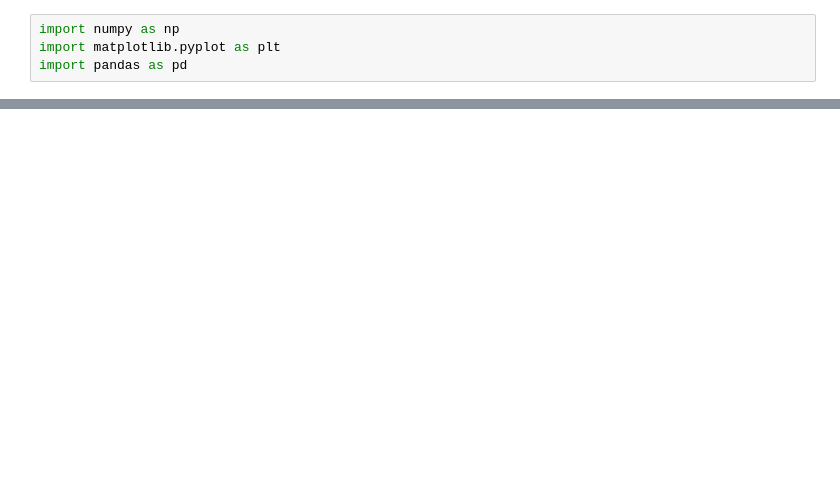
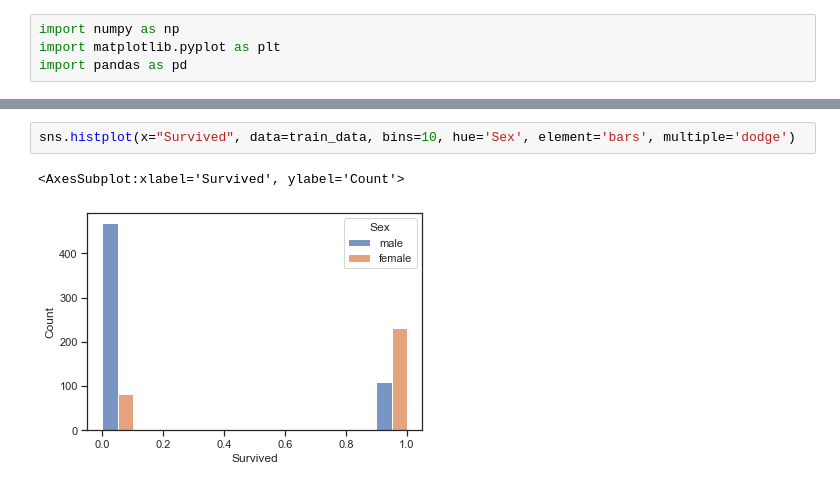
Before and after one commit to PatrickVieira1/Titanic-Kaggle, a Jupyter notebook: titanic.ipynb, the cells around one changed output, grey strips where cells are left out. Saved outputs shown, nothing was run; the diff lists cells and outputs as text; blank space fills up the shorter version.

```diff
--- a/titanic.ipynb
+++ b/titanic.ipynb
@@ -42,0 +68,5 @@ KeyError: "['Age_group'] not in index"
+# %%
+sns.histplot(x="Survived", data=train_data, bins=10, hue='Sex', element='bars', multiple='dodge')
+# %% [output]
+<AxesSubplot:xlabel='Survived', ylabel='Count'>
+[figure, added]
```
Also changed, not shown: parts of 14 cells of this notebook.
